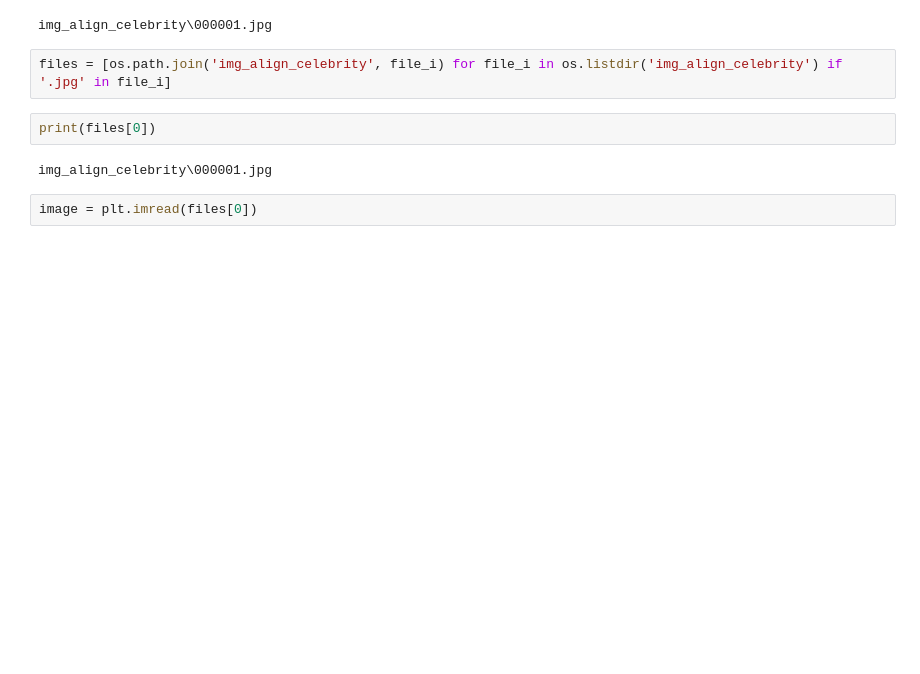
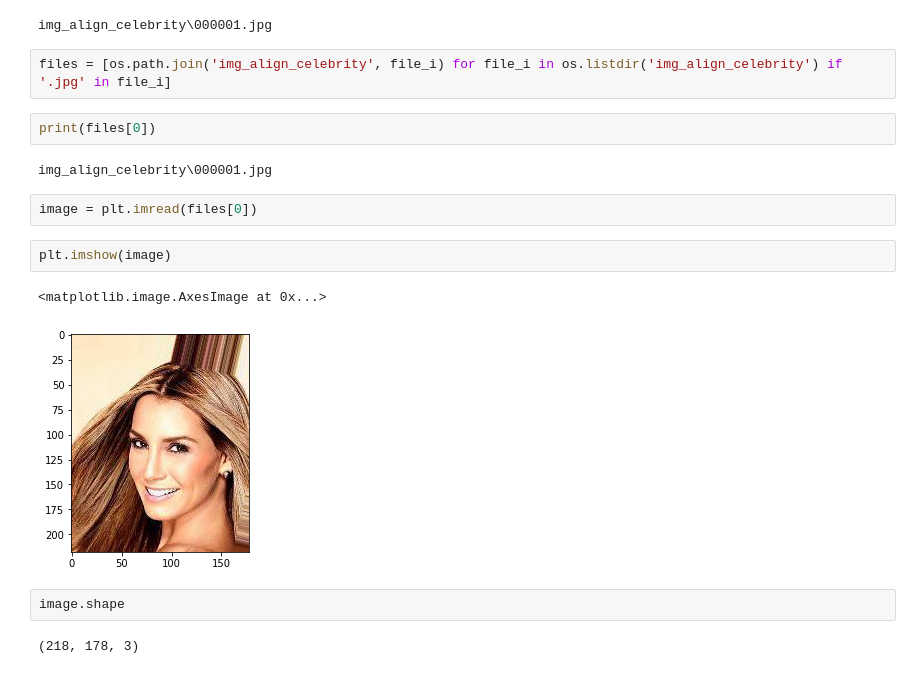
Before and after one commit to vimde/Deep-Learning, a Jupyter notebook: Prerequisites/Prerequisites - Basics.ipynb, the cells around one changed output. Saved outputs shown, nothing was run; the diff lists cells and outputs as text; blank space fills up the shorter version.

Commit message:
Generated heatmap - image

```diff
--- a/Prerequisites/Prerequisites - Basics.ipynb
+++ b/Prerequisites/Prerequisites - Basics.ipynb
@@ -81,3 +81,12 @@ print(files[0])
 img_align_celebrity\000001.jpg
 # %%
 image = plt.imread(files[0])
+# %%
+plt.imshow(image)
+# %% [output]
+<matplotlib.image.AxesImage at 0x...>
+[figure, added]
+# %%
+image.shape
+# %% [output]
+(218, 178, 3)
```
Also changed, not shown: parts of 9 cells of this notebook.
